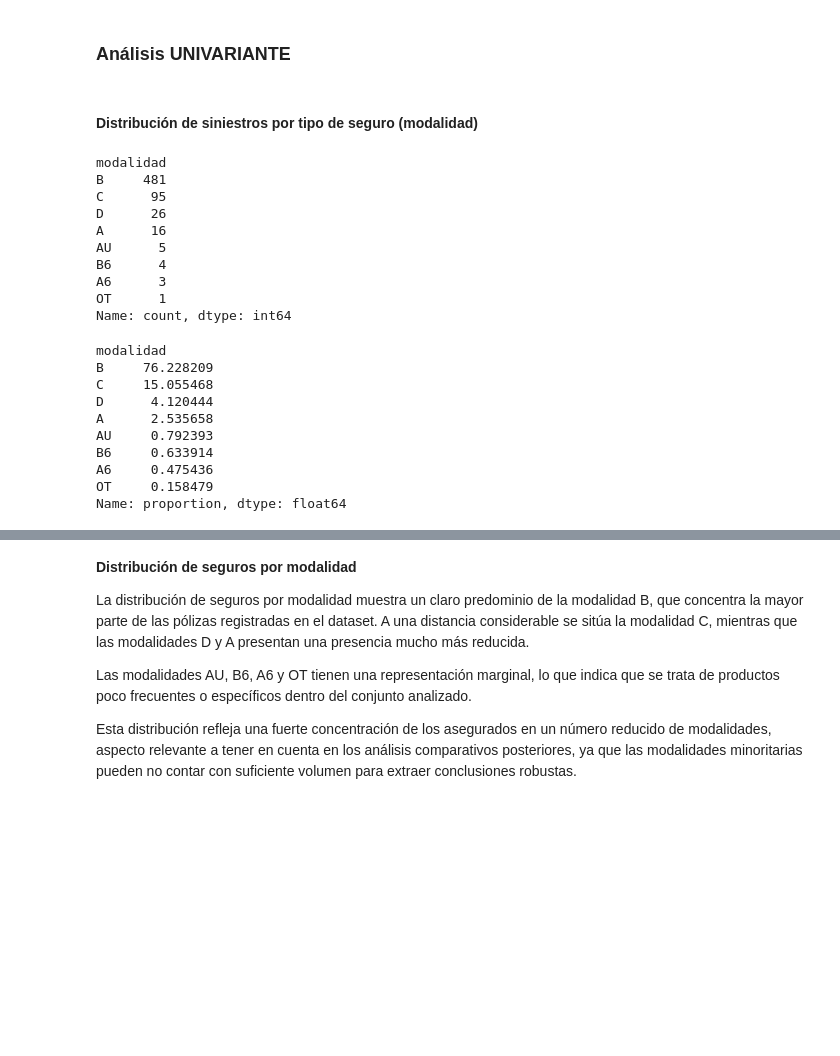
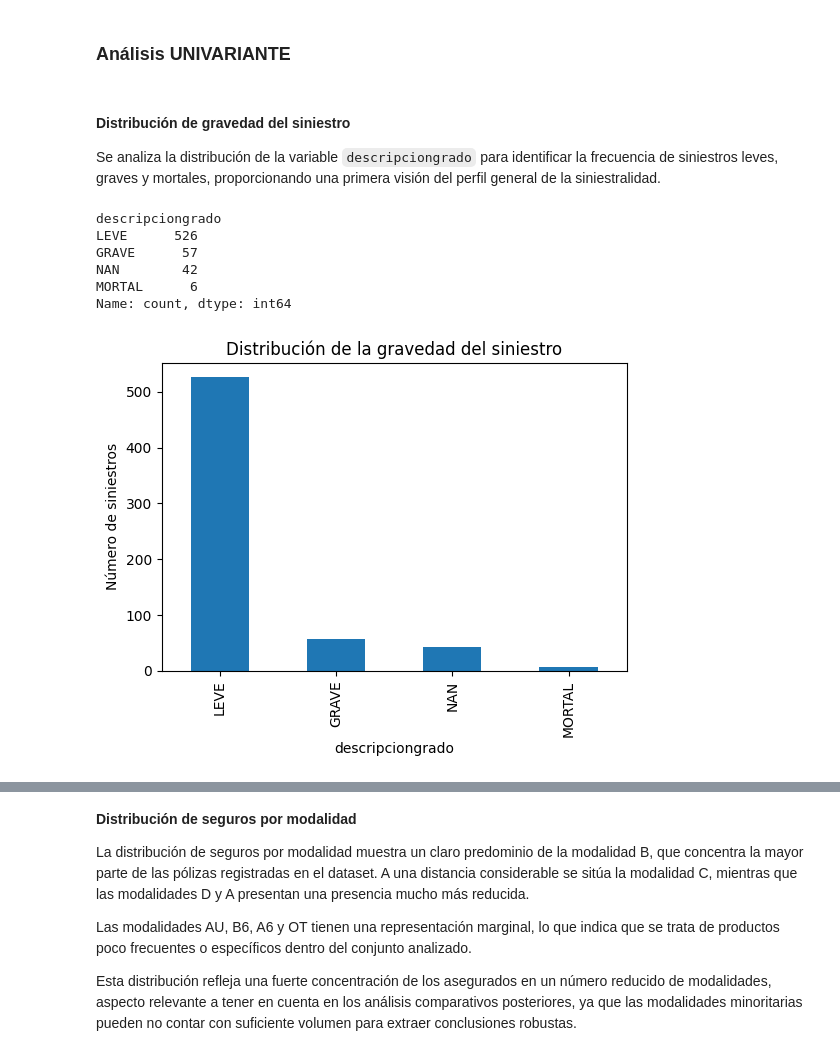
Before and after one commit to jorgemd2698/EDA_Jorge_Martinez_Kelly_Escalante_Danilo_Castillo, a Jupyter notebook: Notebook3_Propuesta_EDA.ipynb, the cells around one changed output, grey strips where cells are left out. Cells and saved outputs as stored; diff of their text form; code cells hidden in the pictures; blank space fills up the shorter version.

```diff
--- a/Notebook3_Propuesta_EDA.ipynb
+++ b/Notebook3_Propuesta_EDA.ipynb
@@ -153,30 +163,25 @@ en la respuesta a la pregunta de investigación.
 # %% [markdown]
 ### Análisis UNIVARIANTE
 # %% [markdown]
-#### Distribución de siniestros por tipo de seguro (modalidad)
+#### Distribución de gravedad del siniestro
+
+Se analiza la distribución de la variable `descripciongrado` para identificar la frecuencia de siniestros leves, graves y mortales, proporcionando una primera visión del perfil general de la siniestralidad.
 # %%
-df_analisis["modalidad"].value_counts()
+df_analisis["descripciongrado"].value_counts(dropna=False)
 # %% [output]
-modalidad
-B     481
-C      95
-D      26
-A      16
-AU      5
-B6      4
-A6      3
-OT      1
+descripciongrado
+LEVE      526
+GRAVE      57
+NAN        42
+MORTAL      6
 Name: count, dtype: int64
 # %%
-df_analisis["modalidad"].value_counts(normalize=True) * 100
+df_analisis["descripciongrado"].value_counts().plot(
+    kind="bar",
+    figsize=(6,4),
+    title="Distribución de la gravedad del siniestro"
+)
+plt.ylabel("Número de siniestros")
+plt.show()
 # %% [output]
-modalidad
-B     76.228209
-C     15.055468
-D      4.120444
-A      2.535658
-AU     0.792393
-B6     0.633914
-A6     0.475436
-OT     0.158479
-Name: proportion, dtype: float64
+[figure, added]
```
Also changed, not shown: parts of 34 cells of this notebook, 2 other files.
